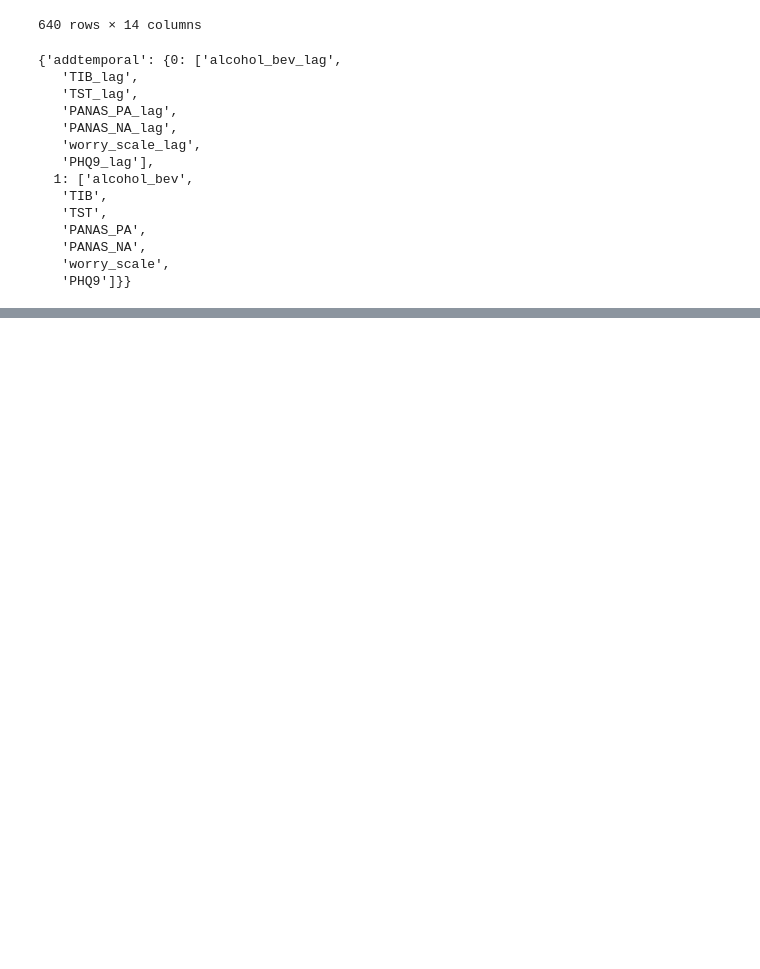
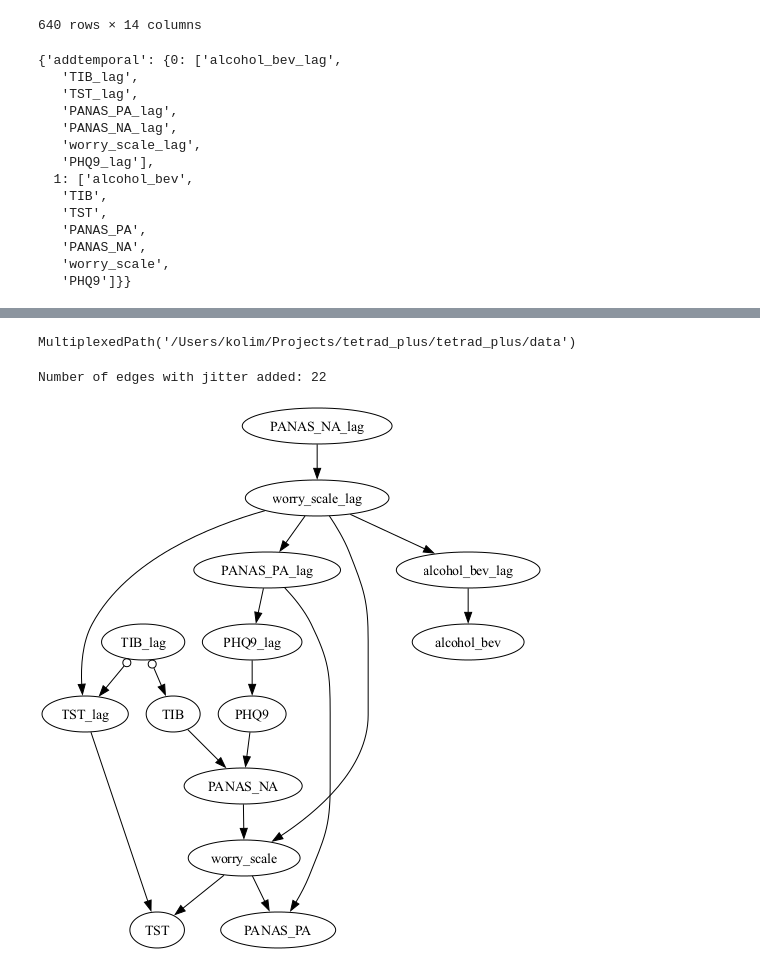
Before and after one commit to kelvinlim/tetrad_plus, a Jupyter notebook: tetrad_demo.ipynb, the cells around one changed output, grey strips where cells are left out. Cells and saved outputs as stored; diff of their text form; code cells hidden in the pictures; blank space fills up the shorter version.

Commit message:
got run_model_search running

```diff
--- a/tetrad_demo.ipynb
+++ b/tetrad_demo.ipynb
@@ -172,0 +177,26 @@ dg.show_graph()
+# %%
+# example of reading test data from package
+from importlib.resources import files as pkg_resources_files
+import glob
+path=pkg_resources_files('tetrad_plus.data')
+print(path)
+data_filename = 'boston_data_raw.csv'
+data_resource = path.joinpath(data_filename)
+data_path = str(data_resource) # This gives a Path object, convert to string for jpype
+df_raw = tp.read_csv(data_path)
+pass
+# %% [output]
+MultiplexedPath('/Users/kolim/Projects/tetrad_plus/tetrad_plus/data')
+# %%
+# run with data jittered
+search = tp.run_gfci(df_lag_std,jitter=True)
+edges = tp.extract_edges(search)
+print(f"Number of edges with jitter added: {len(edges)}")
+dg = DgraphFlex()
+# add the edges to the graph object
+dg.add_edges(edges, exclude=['o-o','---','<->'])
+# show the graph
+dg.show_graph()
+# %% [output]
+Number of edges with jitter added: 22
+[figure, added]
```
Also changed, not shown: parts of 8 cells of this notebook, 2 other files.
